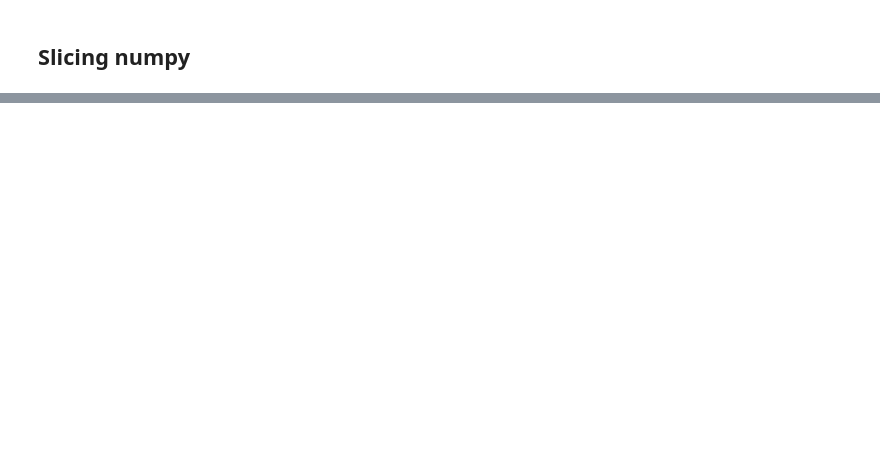
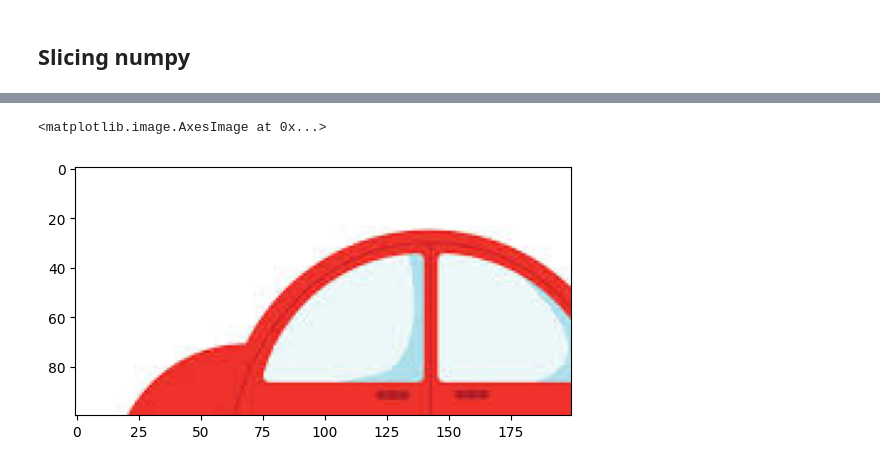
Before and after one commit to corcornejo/Diplomado_IA_Cornejo, a Jupyter notebook: Modulo_1/12.Numpy.ipynb, the cells around one changed output, grey strips where cells are left out. Saved outputs shown, nothing was run; the diff lists cells and outputs as text; code cells hidden in the pictures; blank space fills up the shorter version.

```diff
--- a/Modulo_1/12.Numpy.ipynb
+++ b/Modulo_1/12.Numpy.ipynb
@@ -544,0 +677,7 @@ B_{m-1,0} & B_{m-1,1} & \ldots & B_{m-1,n-1}
+# %%
+A =  array_imagen[0:100,0:200,:]
+plt.imshow(A)
+#seleccionamos por matriz
+# %% [output]
+<matplotlib.image.AxesImage at 0x...>
+[figure, added]
```
Also changed, not shown: parts of 19 cells of this notebook, 29 other files.
